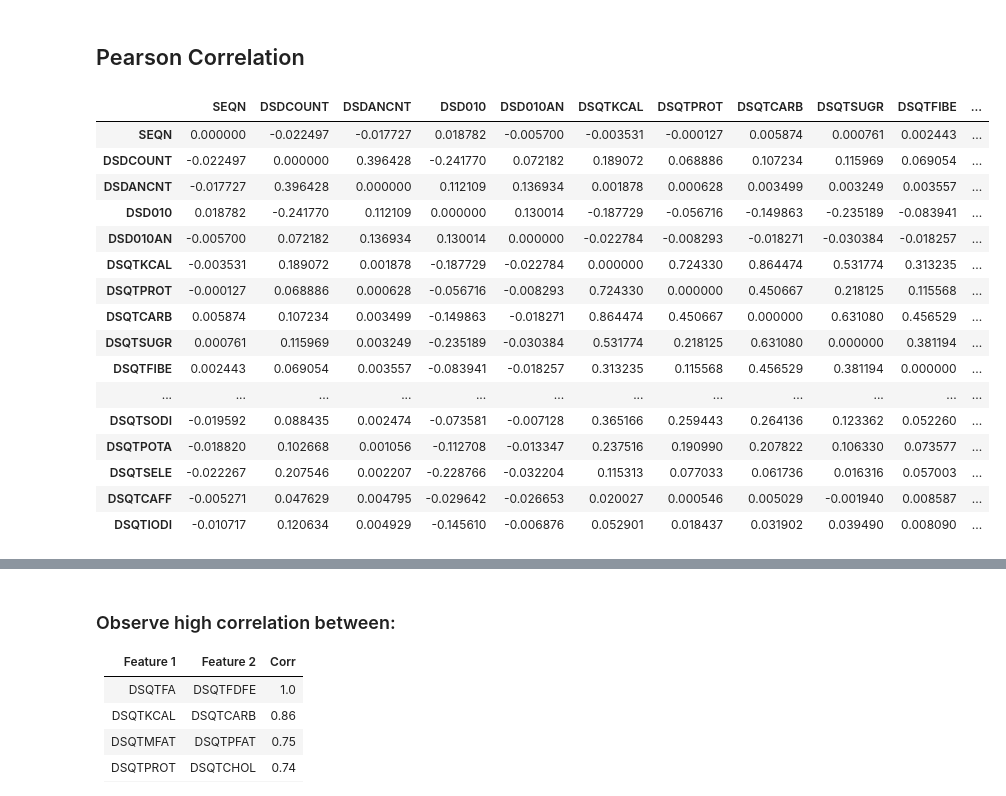
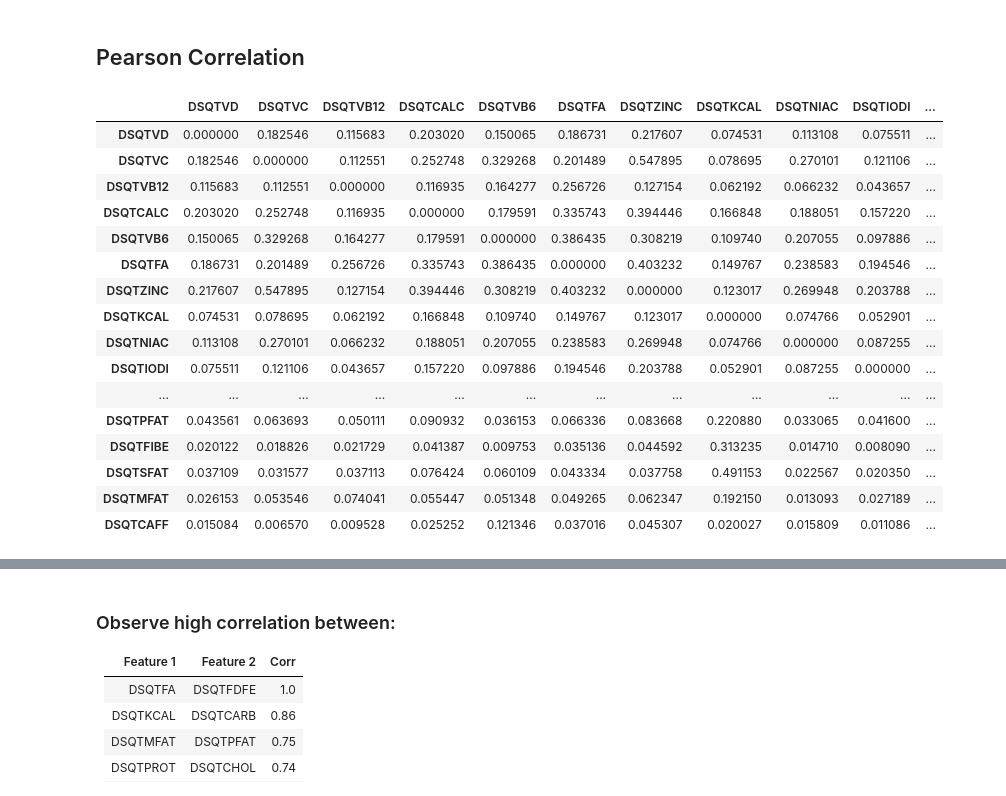
Before and after one commit to parthatom/dental_hygiene, a Jupyter notebook: correlation_dietary.ipynb, the cells around one changed output, grey strips where cells are left out. Saved outputs shown, nothing was run; the diff lists cells and outputs as text; code cells hidden in the pictures.

```diff
--- a/correlation_dietary.ipynb
+++ b/correlation_dietary.ipynb
@@ -36,24 +61,31 @@ memory usage: 3.7 MB
 # %% [markdown]
 ## Pearson Correlation
 # %%
-df_corr = df_dietary.corr()
+df_dietary_prepare = df_dietary.loc[:, "DSQTKCAL":]
+del df_dietary_prepare["DSQTFDFE"]
+count = df_dietary_prepare.astype(bool).sum(axis=0)
+count = count.sort_values(ascending=False)
+df_dietary_prepare = df_dietary_prepare[count.index]
+
+
+df_corr = df_dietary_prepare.corr()
 np.fill_diagonal(df_corr.values, 0)
 df_corr.style.highlight_max(color='red').highlight_min(color='blue')
 # %% [output]
-|  | SEQN | DSDCOUNT | DSDANCNT | DSD010 | DSD010AN | DSQTKCAL | DSQTPROT | DSQTCARB | DSQTSUGR | DSQTFIBE | ... |
-| SEQN | 0.000000 | -0.022497 | -0.017727 | 0.018782 | -0.005700 | -0.003531 | -0.000127 | 0.005874 | 0.000761 | 0.002443 | ... |
-| DSDCOUNT | -0.022497 | 0.000000 | 0.396428 | -0.241770 | 0.072182 | 0.189072 | 0.068886 | 0.107234 | 0.115969 | 0.069054 | ... |
-| DSDANCNT | -0.017727 | 0.396428 | 0.000000 | 0.112109 | 0.136934 | 0.001878 | 0.000628 | 0.003499 | 0.003249 | 0.003557 | ... |
-| DSD010 | 0.018782 | -0.241770 | 0.112109 | 0.000000 | 0.130014 | -0.187729 | -0.056716 | -0.149863 | -0.235189 | -0.083941 | ... |
-| DSD010AN | -0.005700 | 0.072182 | 0.136934 | 0.130014 | 0.000000 | -0.022784 | -0.008293 | -0.018271 | -0.030384 | -0.018257 | ... |
-| DSQTKCAL | -0.003531 | 0.189072 | 0.001878 | -0.187729 | -0.022784 | 0.000000 | 0.724330 | 0.864474 | 0.531774 | 0.313235 | ... |
-| DSQTPROT | -0.000127 | 0.068886 | 0.000628 | -0.056716 | -0.008293 | 0.724330 | 0.000000 | 0.450667 | 0.218125 | 0.115568 | ... |
-| DSQTCARB | 0.005874 | 0.107234 | 0.003499 | -0.149863 | -0.018271 | 0.864474 | 0.450667 | 0.000000 | 0.631080 | 0.456529 | ... |
-| DSQTSUGR | 0.000761 | 0.115969 | 0.003249 | -0.235189 | -0.030384 | 0.531774 | 0.218125 | 0.631080 | 0.000000 | 0.381194 | ... |
-| DSQTFIBE | 0.002443 | 0.069054 | 0.003557 | -0.083941 | -0.018257 | 0.313235 | 0.115568 | 0.456529 | 0.381194 | 0.000000 | ... |
+|  | DSQTVD | DSQTVC | DSQTVB12 | DSQTCALC | DSQTVB6 | DSQTFA | DSQTZINC | DSQTKCAL | DSQTNIAC | DSQTIODI | ... |
+| DSQTVD | 0.000000 | 0.182546 | 0.115683 | 0.203020 | 0.150065 | 0.186731 | 0.217607 | 0.074531 | 0.113108 | 0.075511 | ... |
+| DSQTVC | 0.182546 | 0.000000 | 0.112551 | 0.252748 | 0.329268 | 0.201489 | 0.547895 | 0.078695 | 0.270101 | 0.121106 | ... |
+| DSQTVB12 | 0.115683 | 0.112551 | 0.000000 | 0.116935 | 0.164277 | 0.256726 | 0.127154 | 0.062192 | 0.066232 | 0.043657 | ... |
+| DSQTCALC | 0.203020 | 0.252748 | 0.116935 | 0.000000 | 0.179591 | 0.335743 | 0.394446 | 0.166848 | 0.188051 | 0.157220 | ... |
+| DSQTVB6 | 0.150065 | 0.329268 | 0.164277 | 0.179591 | 0.000000 | 0.386435 | 0.308219 | 0.109740 | 0.207055 | 0.097886 | ... |
+| DSQTFA | 0.186731 | 0.201489 | 0.256726 | 0.335743 | 0.386435 | 0.000000 | 0.403232 | 0.149767 | 0.238583 | 0.194546 | ... |
+| DSQTZINC | 0.217607 | 0.547895 | 0.127154 | 0.394446 | 0.308219 | 0.403232 | 0.000000 | 0.123017 | 0.269948 | 0.203788 | ... |
+| DSQTKCAL | 0.074531 | 0.078695 | 0.062192 | 0.166848 | 0.109740 | 0.149767 | 0.123017 | 0.000000 | 0.074766 | 0.052901 | ... |
+| DSQTNIAC | 0.113108 | 0.270101 | 0.066232 | 0.188051 | 0.207055 | 0.238583 | 0.269948 | 0.074766 | 0.000000 | 0.087255 | ... |
+| DSQTIODI | 0.075511 | 0.121106 | 0.043657 | 0.157220 | 0.097886 | 0.194546 | 0.203788 | 0.052901 | 0.087255 | 0.000000 | ... |
 | ... | ... | ... | ... | ... | ... | ... | ... | ... | ... | ... | ... |
-| DSQTSODI | -0.019592 | 0.088435 | 0.002474 | -0.073581 | -0.007128 | 0.365166 | 0.259443 | 0.264136 | 0.123362 | 0.052260 | ... |
-| DSQTPOTA | -0.018820 | 0.102668 | 0.001056 | -0.112708 | -0.013347 | 0.237516 | 0.190990 | 0.207822 | 0.106330 | 0.073577 | ... |
-| DSQTSELE | -0.022267 | 0.207546 | 0.002207 | -0.228766 | -0.032204 | 0.115313 | 0.077033 | 0.061736 | 0.016316 | 0.057003 | ... |
-| DSQTCAFF | -0.005271 | 0.047629 | 0.004795 | -0.029642 | -0.026653 | 0.020027 | 0.000546 | 0.005029 | -0.001940 | 0.008587 | ... |
-| DSQTIODI | -0.010717 | 0.120634 | 0.004929 | -0.145610 | -0.006876 | 0.052901 | 0.018437 | 0.031902 | 0.039490 | 0.008090 | ... |
+| DSQTPFAT | 0.043561 | 0.063693 | 0.050111 | 0.090932 | 0.036153 | 0.066336 | 0.083668 | 0.220880 | 0.033065 | 0.041600 | ... |
+| DSQTFIBE | 0.020122 | 0.018826 | 0.021729 | 0.041387 | 0.009753 | 0.035136 | 0.044592 | 0.313235 | 0.014710 | 0.008090 | ... |
+| DSQTSFAT | 0.037109 | 0.031577 | 0.037113 | 0.076424 | 0.060109 | 0.043334 | 0.037758 | 0.491153 | 0.022567 | 0.020350 | ... |
+| DSQTMFAT | 0.026153 | 0.053546 | 0.074041 | 0.055447 | 0.051348 | 0.049265 | 0.062347 | 0.192150 | 0.013093 | 0.027189 | ... |
+| DSQTCAFF | 0.015084 | 0.006570 | 0.009528 | 0.025252 | 0.121346 | 0.037016 | 0.045307 | 0.020027 | 0.015809 | 0.011086 | ... |
```
Also changed, not shown: parts of 20 cells of this notebook.
